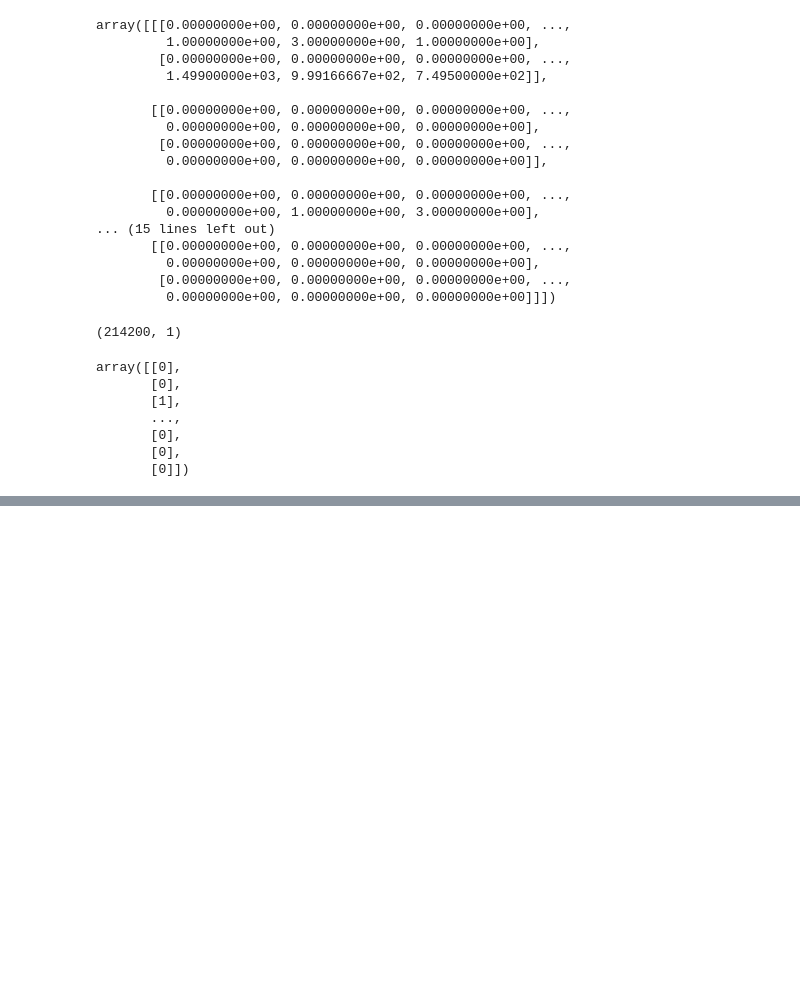
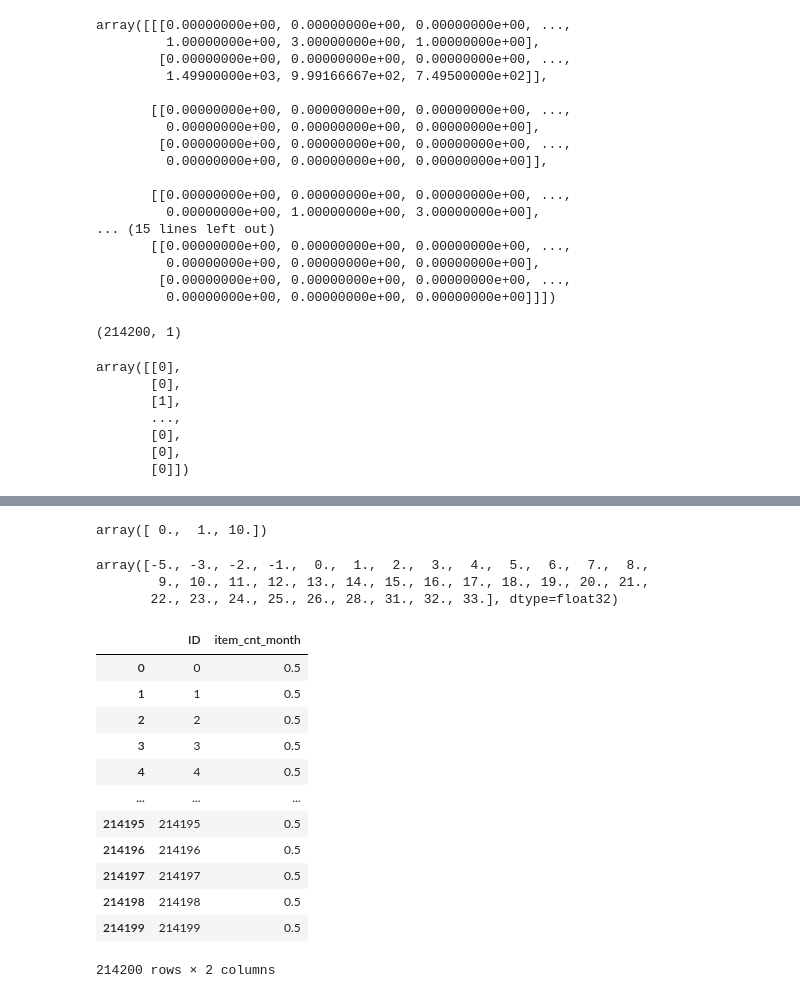
Before and after one commit to tuggypetu/predict_future_sales, a Jupyter notebook: create_model.ipynb, the cells around one changed output, grey strips where cells are left out. Cells and saved outputs as stored; diff of their text form; code cells hidden in the pictures; blank space fills up the shorter version.

```diff
--- a/create_model.ipynb
+++ b/create_model.ipynb
@@ -75,0 +253,28 @@ KeyboardInterrupt:
+# %%
+np.unique(np.array([0.45, 0.77, 9.77]).round(0))
+# %% [output]
+array([ 0.,  1., 10.])
+# %%
+np.unique(train_predict_int)
+# %% [output]
+array([-5., -3., -2., -1.,  0.,  1.,  2.,  3.,  4.,  5.,  6.,  7.,  8.,
+        9., 10., 11., 12., 13., 14., 15., 16., 17., 18., 19., 20., 21.,
+       22., 23., 24., 25., 26., 28., 31., 32., 33.], dtype=float32)
+# %%
+# Sample submission file
+df = pd.read_csv(f"{main_dir}/sample_submission.csv")
+df
+# %% [output]
+|  | ID | item_cnt_month |
+| 0 | 0 | 0.5 |
+| 1 | 1 | 0.5 |
+| 2 | 2 | 0.5 |
+| 3 | 3 | 0.5 |
+| 4 | 4 | 0.5 |
+| ... | ... | ... |
+| 214195 | 214195 | 0.5 |
+| 214196 | 214196 | 0.5 |
+| 214197 | 214197 | 0.5 |
+| 214198 | 214198 | 0.5 |
+| 214199 | 214199 | 0.5 |
+214200 rows × 2 columns
```
Also changed, not shown: parts of 38 cells of this notebook, 1 other file.
